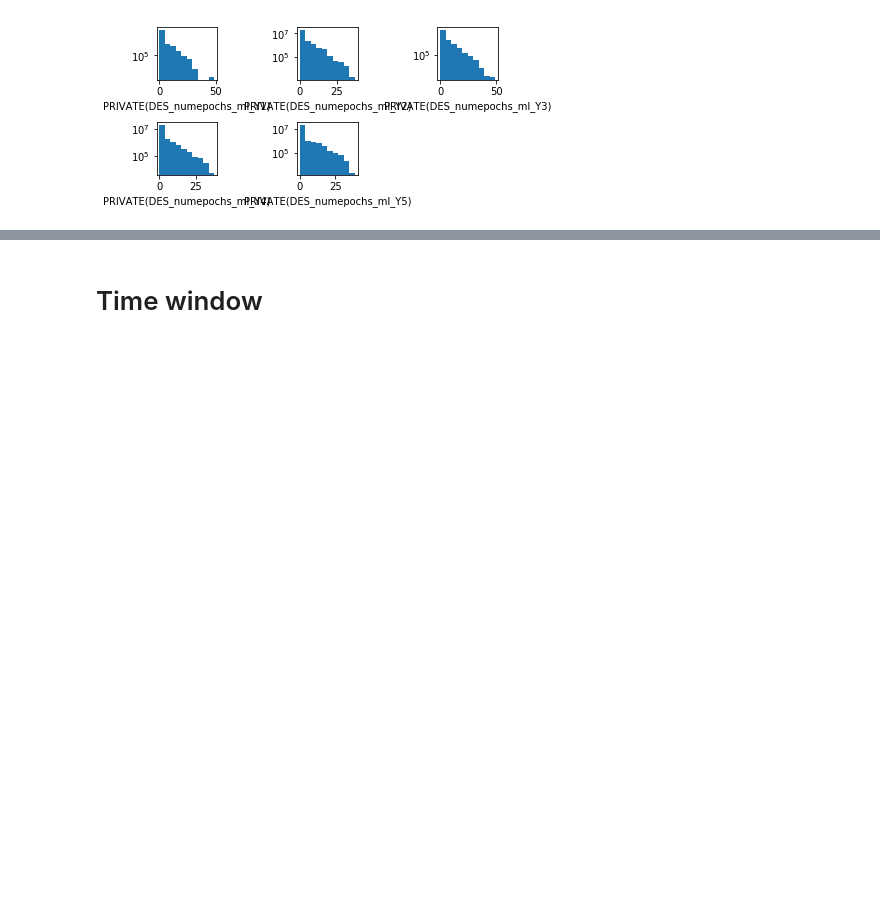
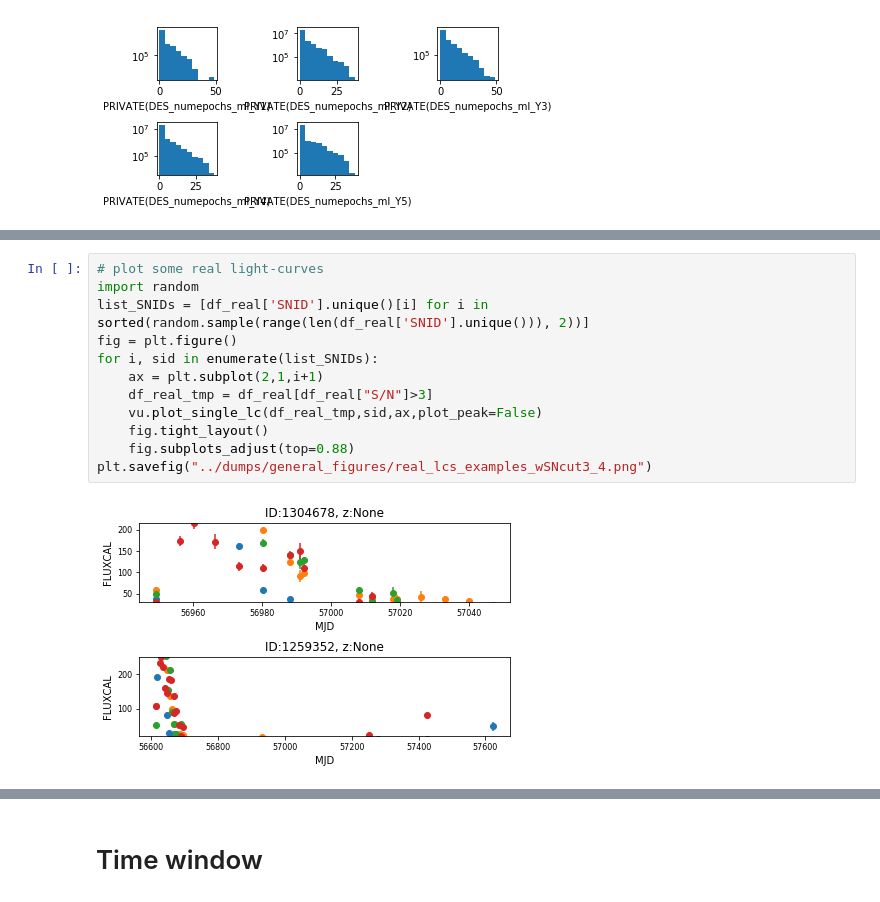
Before and after one commit to supernnova/DES_SNN, a Jupyter notebook: notebooks/data_skimming_options.ipynb, the cells around one changed output, grey strips where cells are left out. Saved outputs shown, nothing was run; the diff lists cells and outputs as text; blank space fills up the shorter version.

```diff
--- a/notebooks/data_skimming_options.ipynb
+++ b/notebooks/data_skimming_options.ipynb
@@ -95 +118,15 @@ fig.subplots_adjust(top=0.88)
+# %%
+# plot some real light-curves
+import random
+list_SNIDs = [df_real['SNID'].unique()[i] for i in sorted(random.sample(range(len(df_real['SNID'].unique())), 2))]
+fig = plt.figure()
+for i, sid in enumerate(list_SNIDs):
+    ax = plt.subplot(2,1,i+1)
+    df_real_tmp = df_real[df_real["S/N"]>3]
+    vu.plot_single_lc(df_real_tmp,sid,ax,plot_peak=False)
+    fig.tight_layout()
+    fig.subplots_adjust(top=0.88)
+plt.savefig("../dumps/general_figures/real_lcs_examples_wSNcut3_4.png")
+# %% [output]
+[figure, added]
 # %%
```
Also changed, not shown: parts of 34 cells of this notebook, 5 other files.
